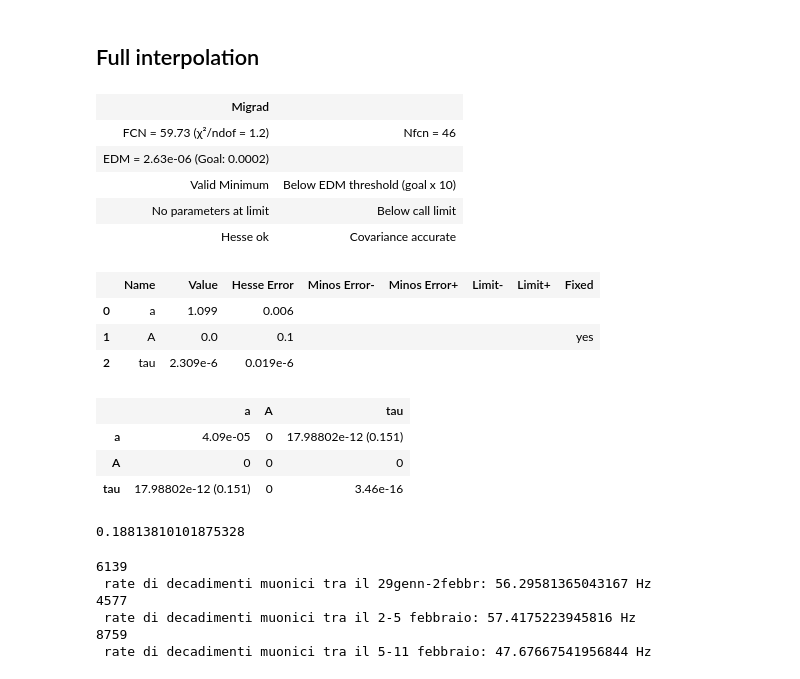
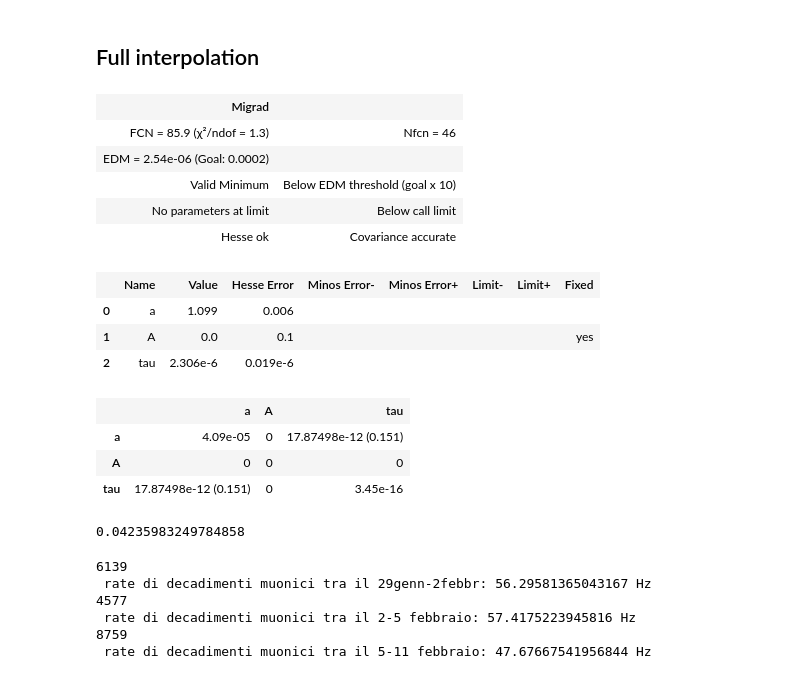
Before and after one commit to Matti-z/Lab-muons, a Jupyter notebook: hist_definitivo.ipynb, the cells around one changed output. Drawn from its saved outputs; the diff is of its cells as text; code cells hidden in the pictures.

```diff
--- a/hist_definitivo.ipynb
+++ b/hist_definitivo.ipynb
@@ -146,35 +133,35 @@ end(k)
 # %% [markdown]
 ## Full interpolation
 # %%
-n_bins = 53
+n_bins = 67
 exp_args = {"a": 1, "A": 0, "tau": TAU_MU}
 
 data_refact = data[(data > 1e-7)&(data < 7.1e-6)]## forse si può anche non tagliare dal basso
 
 
 n = dataset_analysis( data_refact , exp , bins = n_bins , args=exp_args)
 
 end(n)
 
 
 p_value = 1 - chi2.cdf(n.fval, df=n.ndof)
 print(p_value)
 # %% [output]
 | Migrad |  |
-| FCN = 59.73 (χ²/ndof = 1.2) | Nfcn = 46 |
-| EDM = 2.63e-06 (Goal: 0.0002) |  |
+| FCN = 85.9 (χ²/ndof = 1.3) | Nfcn = 46 |
+| EDM = 2.54e-06 (Goal: 0.0002) |  |
 | Valid Minimum | Below EDM threshold (goal x 10) |
 | No parameters at limit | Below call limit |
 | Hesse ok | Covariance accurate |
 |  | Name | Value | Hesse Error | Minos Error- | Minos Error+ | Limit- | Limit+ | Fixed |
 | 0 | a | 1.099 | 0.006 |  |  |  |  |  |
 | 1 | A | 0.0 | 0.1 |  |  |  |  | yes |
-| 2 | tau | 2.309e-6 | 0.019e-6 |  |  |  |  |  |
+| 2 | tau | 2.306e-6 | 0.019e-6 |  |  |  |  |  |
 |  | a | A | tau |
-| a | 4.09e-05 | 0 | 17.98802e-12 (0.151) |
+| a | 4.09e-05 | 0 | 17.87498e-12 (0.151) |
 | A | 0 | 0 | 0 |
-| tau | 17.98802e-12 (0.151) | 0 | 3.46e-16 |
+| tau | 17.87498e-12 (0.151) | 0 | 3.45e-16 |
-0.18813810101875328
+0.04235983249784858
 # %%
 print(len(data_2),'\n', 'rate di decadimenti muonici tra il 29genn-2febbr:', 1/(len(data_2)/((24*4)*3600)), 'Hz')
 print (len(data_3),'\n', 'rate di decadimenti muonici tra il 2-5 febbraio:', 1/(len(data_3)/((24*3+1)*3600)), 'Hz')
```
Also changed, not shown: parts of 8 cells of this notebook.
